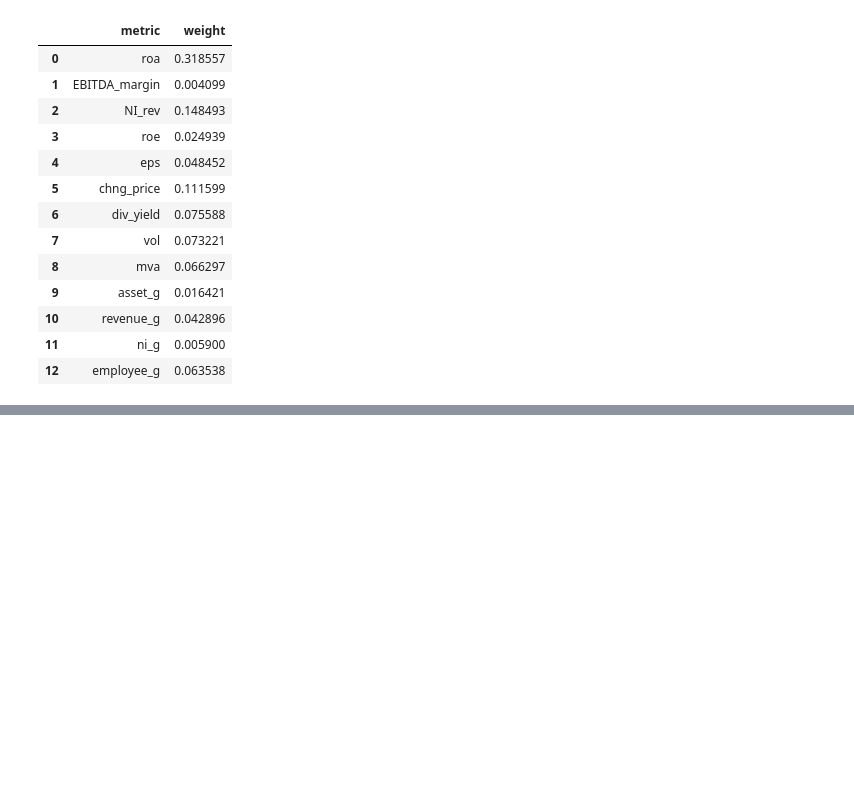
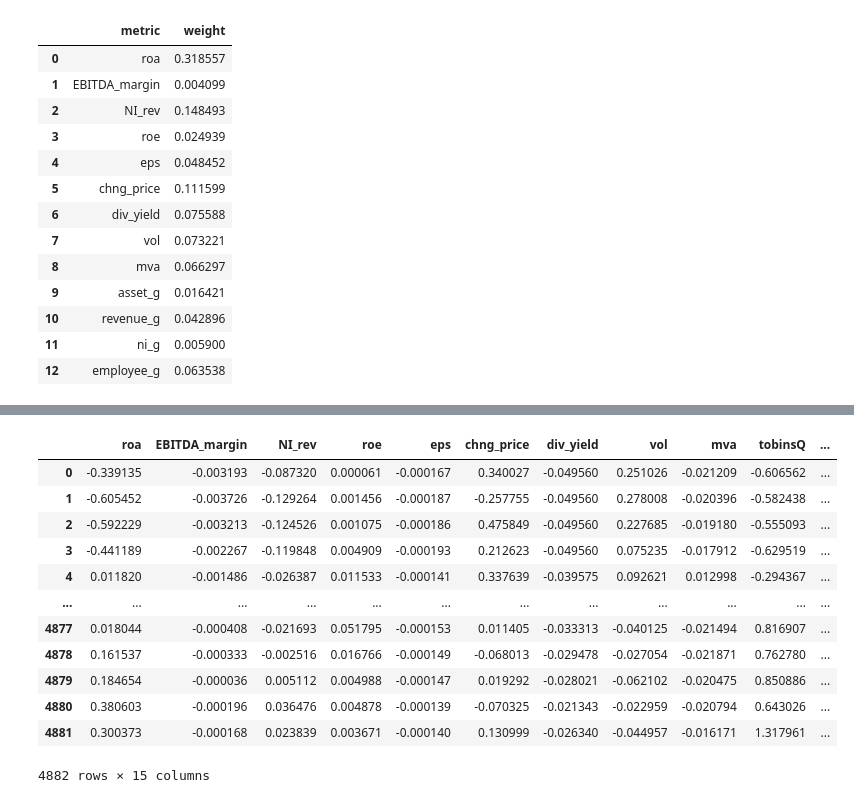
Before and after one commit to tobeybill/TISATAFL, a Jupyter notebook: CorrelationCreation.ipynb, the cells around one changed output, grey strips where cells are left out. Cells and saved outputs as stored; diff of their text form; code cells hidden in the pictures; blank space fills up the shorter version.

```diff
--- a/CorrelationCreation.ipynb
+++ b/CorrelationCreation.ipynb
@@ -122,0 +150,18 @@ weight_df
+# %%
+performance_score['Performance Score'] = performance_score.sum(axis=1)
+# %%
+performance_score
+# %% [output]
+|  | roa | EBITDA_margin | NI_rev | roe | eps | chng_price | div_yield | vol | mva | tobinsQ | ... |
+| 0 | -0.339135 | -0.003193 | -0.087320 | 0.000061 | -0.000167 | 0.340027 | -0.049560 | 0.251026 | -0.021209 | -0.606562 | ... |
+| 1 | -0.605452 | -0.003726 | -0.129264 | 0.001456 | -0.000187 | -0.257755 | -0.049560 | 0.278008 | -0.020396 | -0.582438 | ... |
+| 2 | -0.592229 | -0.003213 | -0.124526 | 0.001075 | -0.000186 | 0.475849 | -0.049560 | 0.227685 | -0.019180 | -0.555093 | ... |
+| 3 | -0.441189 | -0.002267 | -0.119848 | 0.004909 | -0.000193 | 0.212623 | -0.049560 | 0.075235 | -0.017912 | -0.629519 | ... |
+| 4 | 0.011820 | -0.001486 | -0.026387 | 0.011533 | -0.000141 | 0.337639 | -0.039575 | 0.092621 | 0.012998 | -0.294367 | ... |
+| ... | ... | ... | ... | ... | ... | ... | ... | ... | ... | ... | ... |
+| 4877 | 0.018044 | -0.000408 | -0.021693 | 0.051795 | -0.000153 | 0.011405 | -0.033313 | -0.040125 | -0.021494 | 0.816907 | ... |
+| 4878 | 0.161537 | -0.000333 | -0.002516 | 0.016766 | -0.000149 | -0.068013 | -0.029478 | -0.027054 | -0.021871 | 0.762780 | ... |
+| 4879 | 0.184654 | -0.000036 | 0.005112 | 0.004988 | -0.000147 | 0.019292 | -0.028021 | -0.062102 | -0.020475 | 0.850886 | ... |
+| 4880 | 0.380603 | -0.000196 | 0.036476 | 0.004878 | -0.000139 | -0.070325 | -0.021343 | -0.022959 | -0.020794 | 0.643026 | ... |
+| 4881 | 0.300373 | -0.000168 | 0.023839 | 0.003671 | -0.000140 | 0.130999 | -0.026340 | -0.044957 | -0.016171 | 1.317961 | ... |
+4882 rows × 15 columns
```
Also changed, not shown: parts of 8 cells of this notebook.
